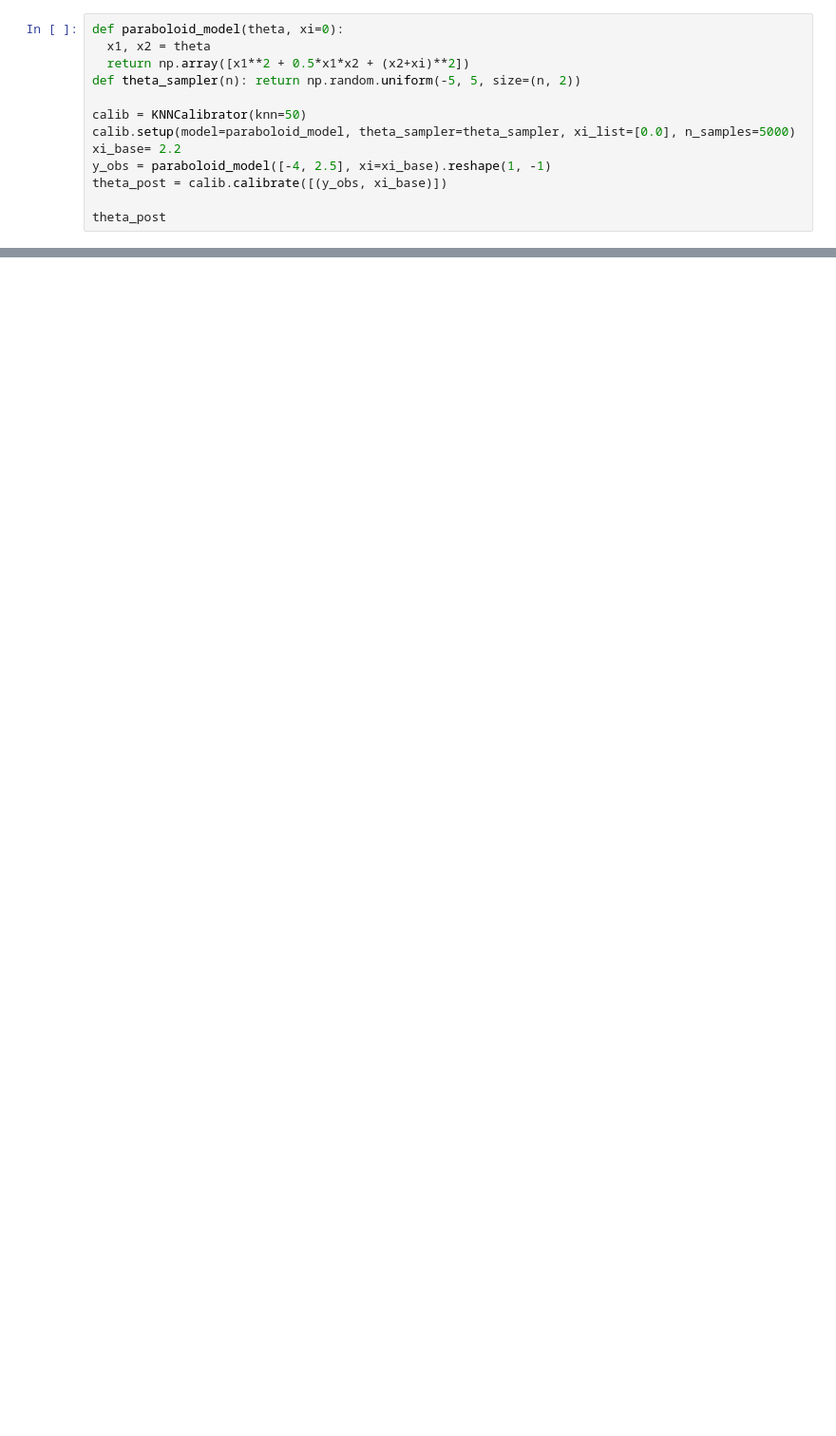
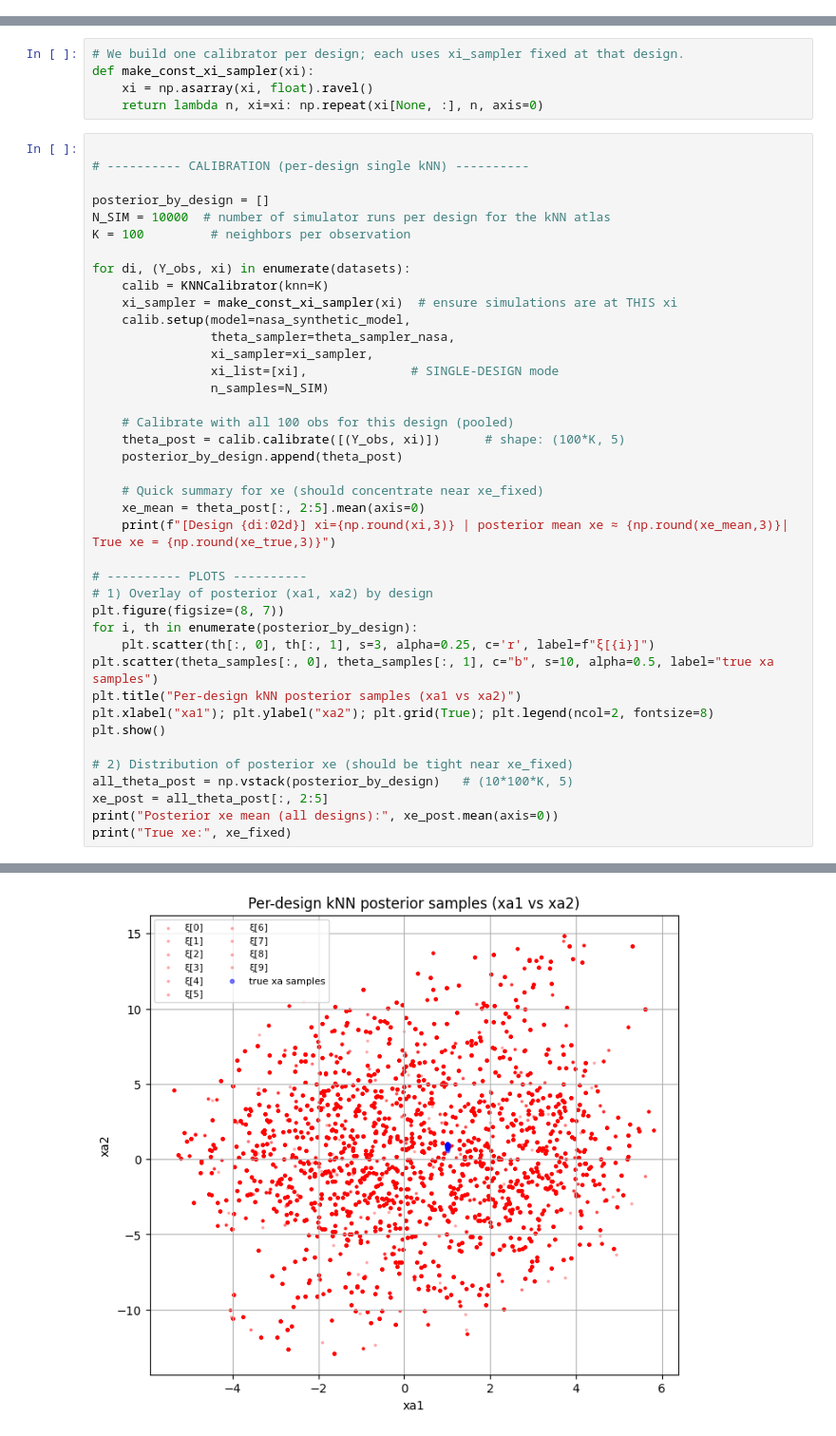
Before and after one commit to leslieDLcy/PyUncertainNumber, a Jupyter notebook: src/pyuncertainnumber/calibration/knn_examples.ipynb, the cells around one changed output, grey strips where cells are left out. Shown at 95% size. Cells and saved outputs as stored; diff of their text form; blank space fills up the shorter version.

```diff
--- a/src/pyuncertainnumber/calibration/knn_examples.ipynb
+++ b/src/pyuncertainnumber/calibration/knn_examples.ipynb
@@ -233,13 +174,0 @@ theta_post = calib.calibrate([(y_obs, 0.0)])
-# %%
-def paraboloid_model(theta, xi=0):
-  x1, x2 = theta
-  return np.array([x1**2 + 0.5*x1*x2 + (x2+xi)**2])
-def theta_sampler(n): return np.random.uniform(-5, 5, size=(n, 2))
-
-calib = KNNCalibrator(knn=50)
-calib.setup(model=paraboloid_model, theta_sampler=theta_sampler, xi_list=[0.0], n_samples=5000)
-xi_base= 2.2
-y_obs = paraboloid_model([-4, 2.5], xi=xi_base).reshape(1, -1)
-theta_post = calib.calibrate([(y_obs, xi_base)])
-
-theta_post
@@ -263,0 +260,46 @@ array([[-4.54938277, -2.56299474],
+# %%
+# We build one calibrator per design; each uses xi_sampler fixed at that design.
+def make_const_xi_sampler(xi):
+    xi = np.asarray(xi, float).ravel()
+    return lambda n, xi=xi: np.repeat(xi[None, :], n, axis=0)
+# %%
+
+# ---------- CALIBRATION (per-design single kNN) ----------
+
+posterior_by_design = []
+N_SIM = 10000  # number of simulator runs per design for the kNN atlas
+K = 100         # neighbors per observation
+
+for di, (Y_obs, xi) in enumerate(datasets):
+    calib = KNNCalibrator(knn=K)
+    xi_sampler = make_const_xi_sampler(xi)  # ensure simulations are at THIS xi
+    calib.setup(model=nasa_synthetic_model,
+                theta_sampler=theta_sampler_nasa,
+                xi_sampler=xi_sampler,
+                xi_list=[xi],              # SINGLE-DESIGN mode
+                n_samples=N_SIM)
+
+    # Calibrate with all 100 obs for this design (pooled)
+    theta_post = calib.calibrate([(Y_obs, xi)])      # shape: (100*K, 5)
+    posterior_by_design.append(theta_post)
+
+    # Quick summary for xe (should concentrate near xe_fixed)
+    xe_mean = theta_post[:, 2:5].mean(axis=0)
+    print(f"[Design {di:02d}] xi={np.round(xi,3)} | posterior mean xe ≈ {np.round(xe_mean,3)}| True xe = {np.round(xe_true,3)}")
+
+# ---------- PLOTS ----------
+# 1) Overlay of posterior (xa1, xa2) by design
+plt.figure(figsize=(8, 7))
+for i, th in enumerate(posterior_by_design):
+    plt.scatter(th[:, 0], th[:, 1], s=3, alpha=0.25, c='r', label=f"ξ[{i}]")
+plt.scatter(theta_samples[:, 0], theta_samples[:, 1], c="b", s=10, alpha=0.5, label="true xa samples")
+plt.title("Per-design kNN posterior samples (xa1 vs xa2)")
+plt.xlabel("xa1"); plt.ylabel("xa2"); plt.grid(True); plt.legend(ncol=2, fontsize=8)
+plt.show()
+
+# 2) Distribution of posterior xe (should be tight near xe_fixed)
+all_theta_post = np.vstack(posterior_by_design)   # (10*100*K, 5)
+xe_post = all_theta_post[:, 2:5]
+print("Posterior xe mean (all designs):", xe_post.mean(axis=0))
+print("True xe:", xe_fixed)
+# %% [output]
@@ -263,0 +316 @@ array([[-4.54938277, -2.56299474],
+[figure, added]
```
Also changed, not shown: parts of 10 cells of this notebook, 1 other file.
